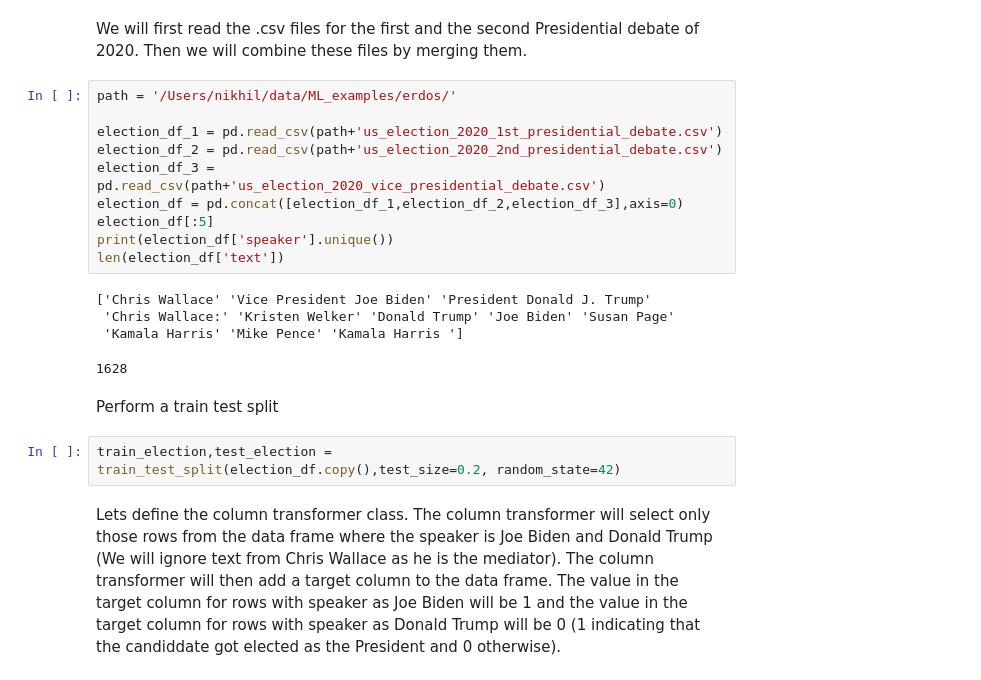
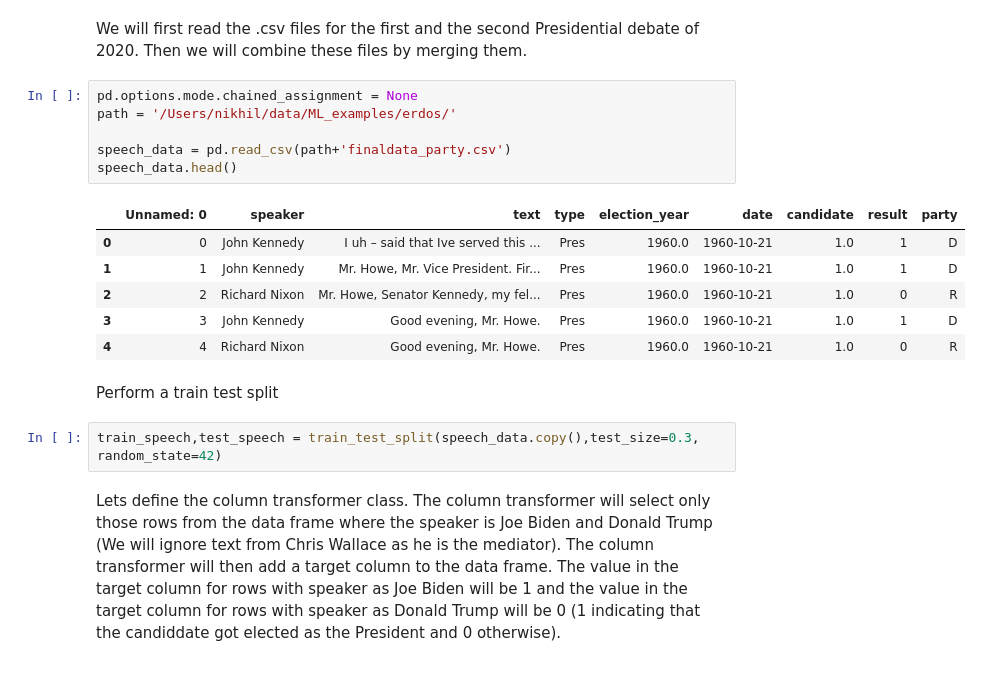
Before and after one commit to MAdnanM94/LARAN, a Jupyter notebook: Project.ipynb, the cells around one changed output. Saved outputs shown, nothing was run; the diff lists cells and outputs as text.

```diff
--- a/Project.ipynb
+++ b/Project.ipynb
@@ -19,24 +19,22 @@ from sklearn.metrics import classification_report
 # %% [markdown]
 We will first read the .csv files for the first and the second Presidential debate of 2020. Then we will combine these files by merging them.
 # %%
+pd.options.mode.chained_assignment = None
 path = '/Users/nikhil/data/ML_examples/erdos/'
 
-election_df_1 = pd.read_csv(path+'us_election_2020_1st_presidential_debate.csv')
-election_df_2 = pd.read_csv(path+'us_election_2020_2nd_presidential_debate.csv')
-election_df_3 = pd.read_csv(path+'us_election_2020_vice_presidential_debate.csv')
-election_df = pd.concat([election_df_1,election_df_2,election_df_3],axis=0)
-election_df[:5]
-print(election_df['speaker'].unique())
-len(election_df['text'])
+speech_data = pd.read_csv(path+'finaldata_party.csv')
+speech_data.head()
 # %% [output]
-['Chris Wallace' 'Vice President Joe Biden' 'President Donald J. Trump'
- 'Chris Wallace:' 'Kristen Welker' 'Donald Trump' 'Joe Biden' 'Susan Page'
- 'Kamala Harris' 'Mike Pence' 'Kamala Harris ']
-1628
+|  | Unnamed: 0 | speaker | text | type | election_year | date | candidate | result | party |
+| 0 | 0 | John Kennedy | I uh – said that Ive served this ... | Pres | 1960.0 | 1960-10-21 | 1.0 | 1 | D |
+| 1 | 1 | John Kennedy | Mr. Howe, Mr. Vice President. Fir... | Pres | 1960.0 | 1960-10-21 | 1.0 | 1 | D |
+| 2 | 2 | Richard Nixon | Mr. Howe, Senator Kennedy, my fel... | Pres | 1960.0 | 1960-10-21 | 1.0 | 0 | R |
+| 3 | 3 | John Kennedy | Good evening, Mr. Howe. | Pres | 1960.0 | 1960-10-21 | 1.0 | 1 | D |
+| 4 | 4 | Richard Nixon | Good evening, Mr. Howe. | Pres | 1960.0 | 1960-10-21 | 1.0 | 0 | R |
 # %% [markdown]
 Perform a train test split
 # %%
-train_election,test_election = train_test_split(election_df.copy(),test_size=0.2, random_state=42)
+train_speech,test_speech = train_test_split(speech_data.copy(),test_size=0.3, random_state=42)
 # %% [markdown]
 Lets define the column transformer class. The column transformer will select only those rows from the data frame where the speaker is Joe Biden and Donald Trump (We will ignore text from Chris Wallace as he is the mediator). The column transformer will then add a target column to the data frame. The value in the target column for rows with speaker as Joe Biden  will be 1 and the value in the target column for rows with speaker as Donald Trump will be 0 (1 indicating that the candiddate got elected as the President and 0 otherwise).
 # %%
```
Also changed, not shown: parts of 8 cells of this notebook.
